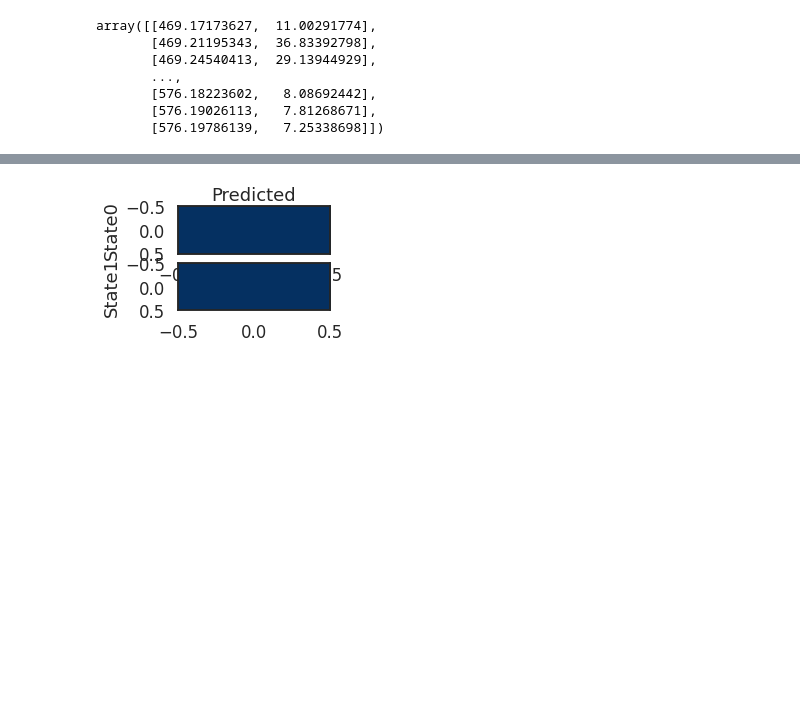
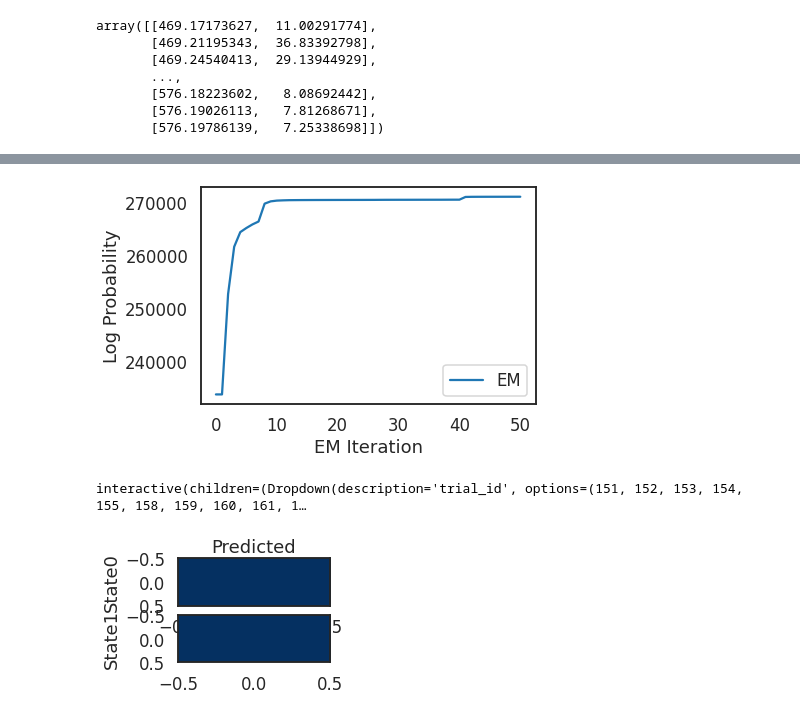
Before and after one commit to raeedcho/cst-strat, a Jupyter notebook: cst_strat_analysis.ipynb, the cells around one changed output, grey strips where cells are left out. Drawn from its saved outputs; the diff is of its cells as text; code cells hidden in the pictures; blank space fills up the shorter version.

Commit message:
feat(cst hmm): fit 3-state roARHMM to CST data at lambda=3.3

```diff
--- a/cst_strat_analysis.ipynb
+++ b/cst_strat_analysis.ipynb
@@ -34,7 +34,7 @@ cmap = gradient_cmap(colors)
 # Speficy whether or not to save figures
 save_figures = False
 # %%
-filename = '/home/raeed/data/project-data/smile/cst-gainlag/library/python/Ford_20180618_COCST_TD.mat'
+filename = '/data/raeed/project-data/smile/cst-gainlag/library/python/Ford_20180618_COCST_TD.mat'
 # td = cst.get_cst_dataframe(filename)
 td = pyaldata.mat2dataframe(filename,True,'td_cst')
 td.set_index('trial_id',inplace=True)
@@ -129,3 +269,77 @@ plt.tight_layout()
+# %%
+num_states = 3
+obs_dim = 1
+input_dims = 2
+N_iters = 50
+
+lambda_to_use = 3.3
+td_lambda = td[td['lambda']==lambda_to_use]
+control_obs = [el[:,0][:,None] for el in td_lambda['hand_pos']]
+vis_input = [np.column_stack((pos[:,0],vel[:,0]))
+            for pos,vel in zip(td_lambda['cursor_pos_shift'],td_lambda['cursor_vel_shift'])]
+
+hmm = ssm.HMM(num_states, obs_dim, M=input_dims, observations="autoregressive",transitions='recurrent_only')
+
+hmm_lls = hmm.fit(control_obs, inputs=vis_input, method="em", num_iters=N_iters, init_method="kmeans") #can also use random for initialization method, which sometimes works better
+
+# make plots
+plt.plot(hmm_lls, label="EM")
+plt.xlabel("EM Iteration")
+plt.ylabel("Log Probability")
+plt.legend(loc="lower right")
+plt.show()
+# %% [output]
+[figure, added]
+# %%
+from ipywidgets import interact
+
+@interact(trial_id=list(td_lambda.index),scale=(10,60))
+def plot_cst_trial(trial_id,scale):
+    trial = td_lambda.loc[trial_id,:]
+
+    # Plot the true and inferred discrete states
+    hmm_z = hmm.most_likely_states(
+        trial['hand_pos'][:,0][:,None],
+        input=np.column_stack((trial['cursor_pos'][:,0],trial['cursor_vel'][:,0])),
+        )
+
+    plt.figure(figsize=(10,10))
+    plt.subplot(221)
+    plt.plot([-60,60],[60,-60],'--k')
+    plt.plot([0,0],[-60,60],'-k')
+    plt.plot([-60,60],[0,0],'-k')
+    plt.scatter(trial['cursor_pos'][:,0],trial['hand_pos'][:,0],c=hmm_z,cmap=cmap,s=10)
+    plt.xlim(-scale,scale)
+    plt.ylim(-scale,scale)
+    plt.xlabel('Cursor pos')
+    plt.ylabel('Hand pos')
+
+    plt.subplot(222)
+    plt.imshow(hmm_z[None,:],
+               aspect="auto",
+               cmap=cmap,
+               vmin=0,
+               vmax=len(colors)-1,
+               extent=(0, trial['hand_pos'].shape[0], -scale, scale))
+
+    plt.plot(trial['hand_pos'][:,0], '-k')
+    plt.xlim(0, trial['hand_pos'].shape[0])
+    plt.xlabel("time")
+    plt.ylim(-scale,scale)
+    plt.title("Hand pos")
+    plt.tight_layout()
+
+    plt.figure(figsize=(12,12))
+    plt.subplot(223)
+    plt.plot([0,0],[-100,100],'-k')
+    plt.plot([-60,60],[0,0],'-k')
+    plt.scatter(trial['cursor_pos_shift'][:,0],trial['cursor_vel_shift'][:,0],c=hmm_z,cmap=cmap,s=10)
+    plt.xlim(-scale,scale)
+    plt.ylim(-100,100)
+    plt.xlabel('Cursor pos')
+    plt.ylabel('Cursor vel')
+# %% [output]
+interactive(children=(Dropdown(description='trial_id', options=(151, 152, 153, 154, 155, 158, 159, 160, 161, 1…
 # %%
 for i in range(num_states):
     plt.subplot(4,2,2*i+2)
```
Also changed, not shown: parts of 4 cells of this notebook.
